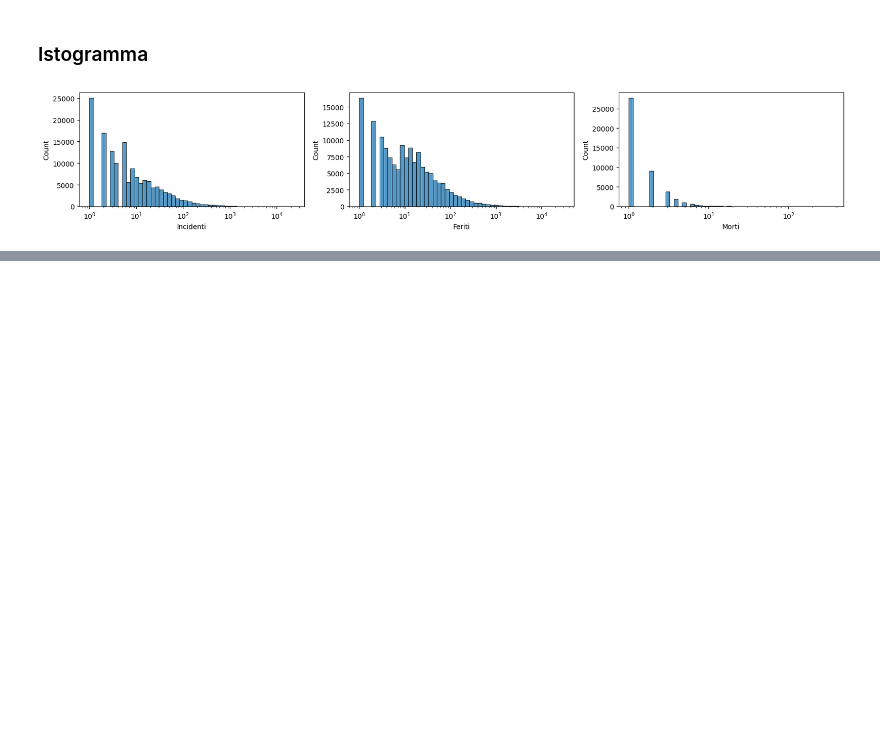
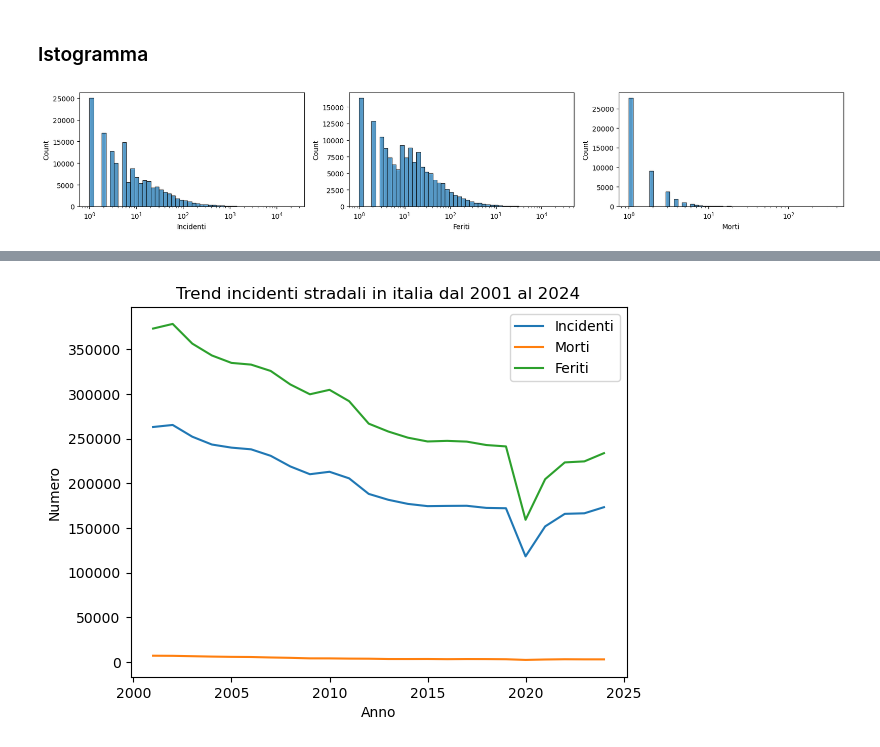
Before and after one commit to gesonbani72-prog/Data-Analytics---Capstone-Project, a Jupyter notebook: analisi_statistica.ipynb, the cells around one changed output, grey strips where cells are left out. Drawn from its saved outputs; the diff is of its cells as text; code cells hidden in the pictures; blank space fills up the shorter version.

Commit message:
eda quasi finito, top 10 comuni per incidenti e trand tendenza degli incidenti fatto

```diff
--- a/analisi_statistica.ipynb
+++ b/analisi_statistica.ipynb
@@ -128,0 +191,5 @@ Conclusione: il numero di incidenti sembra attenuarsi su valori bassi per la mag
+# %%
+# raggruppo tutto per anno e calcolo la somma degli incidenti
+df_trend = df.groupby('Anno')[['Incidenti','Morti','Feriti']].sum()
+#print(df_trand.shape) per verificare che ci siano 24 righe
+df_trend
@@ -128,0 +215,10 @@ Conclusione: il numero di incidenti sembra attenuarsi su valori bassi per la mag
+# %%
+df_trend.plot()
+plt.title('Trend incidenti stradali in italia dal 2001 al 2024')
+plt.xlabel('Anno')
+plt.ylabel('Numero')
+plt.show()
+
+print(f'')
+# %% [output]
+[figure, added]
```
Also changed, not shown: parts of 19 cells of this notebook.
